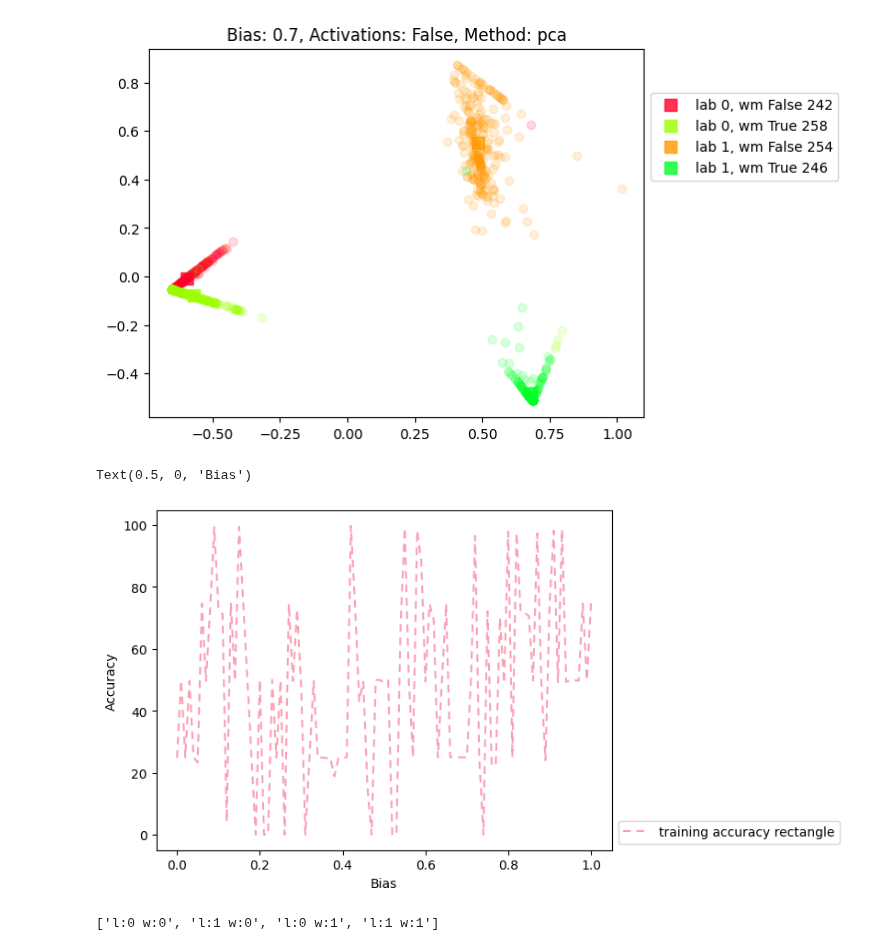
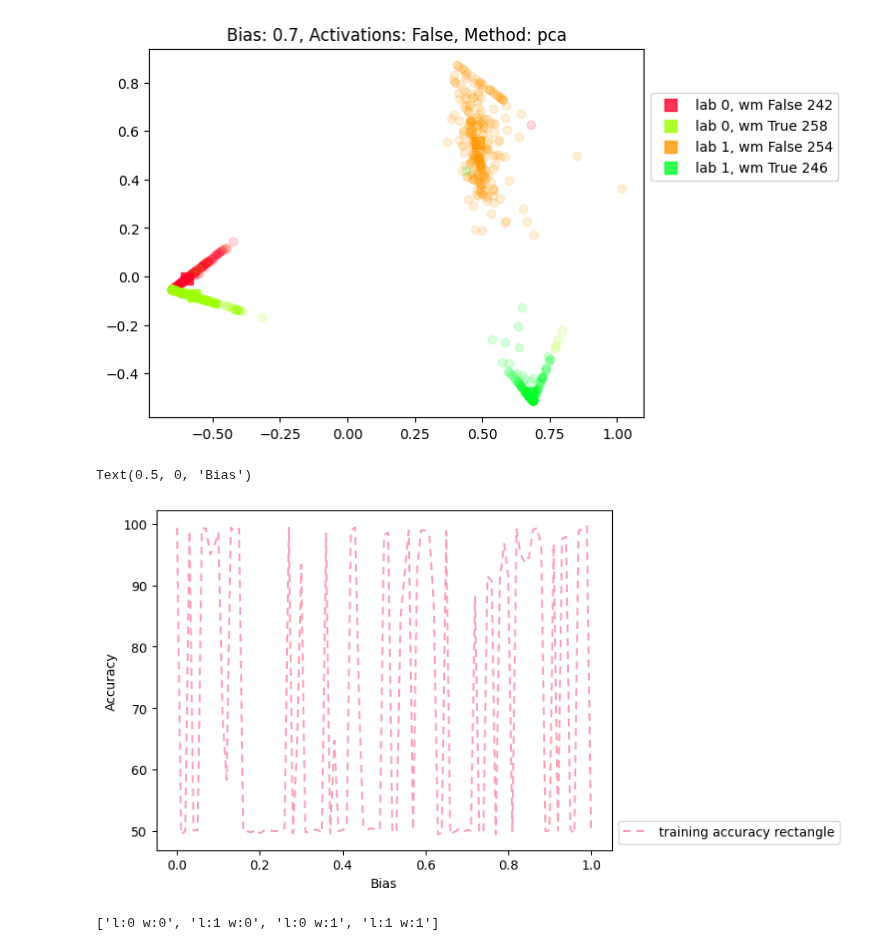
Before and after one commit to lillijo/xai-evaluation-master-thesis, a Jupyter notebook: experiments/dim_reduction_experiments.ipynb, the cells around one changed output. Drawn from its saved outputs; the diff is of its cells as text; code cells hidden in the pictures.

```diff
--- a/experiments/dim_reduction_experiments.ipynb
+++ b/experiments/dim_reduction_experiments.ipynb
@@ -301,7 +301,7 @@ with open("outputs/combined_accuracies.json", "r") as f:
         a["bias"] for a in list(filter(lambda x: x["learning_rate"] == 0.009, alldata))
     ]
 # %%
-ind = 1
+ind = 2
 
 datas = np.zeros((4, 101))
 datas[0] = [
@@ -324,22 +324,22 @@ data = np.sum(datas, 0) / 4
 # %%
 #data = list(filter(lambda x: x["learning_rate"] == 0.009, alldata))
 
 rcol = ['#fa9fb5','#f768a1','#c51b8a','#7a0177']
 ecol= ['#addd8e','#78c679','#31a354','#006837']
-plt.plot(biases, data, c=rcol[0], label=f"training accuracy rectangle", linestyle=(0,(4,3)))
+plt.plot(biases, datas[0], c=rcol[0], label=f"training accuracy rectangle", linestyle=(0,(4,3)))
 #plt.plot(biases, [a["train_accuracy"][0] for a in  data], c=rcol[0], label=f"training accuracy rectangle", linestyle=(0,(4,3)))
 #plt.plot(biases, [a["all_wm_accuracy"][0] for a in  data], c=rcol[2], label=f"all watermark rectangle", linestyle="dashed")
 #plt.plot(biases, [a["no_wm_accuracy"][0] for a in  data], c=rcol[3], label=f"no watermark rectangle", linestyle="dotted")
 #plt.plot(biases, [a["train_accuracy"][1] for a in  data], c=ecol[0], label=f"training accuracy ellipse", linestyle=(0,(5,3)))
 #plt.plot(biases, [a["train_accuracy"][2] for a in  data], c=ecol[2], label=f"training accuracy all", linestyle="dashed")
 #plt.plot(biases, [a["all_wm_accuracy"][1] for a in  data], c=ecol[2], label=f"all watermark ellipse", linestyle="dashed")
 #plt.plot(biases, [a["no_wm_accuracy"][1] for a in  data], c=ecol[3], label=f"no watermark ellipse", linestyle=(0,(1,1)))
 plt.legend(loc="lower left", bbox_to_anchor=(1, 0))
 plt.ylabel("Accuracy")
 plt.xlabel("Bias")
 # %% [output]
 Text(0.5, 0, 'Bias')
-[figure, old version]
+[figure, new version]
 # %%
 labels = []
 labels_no_pred = ["", "", "", ""]
```
Also changed, not shown: 2 other files.
